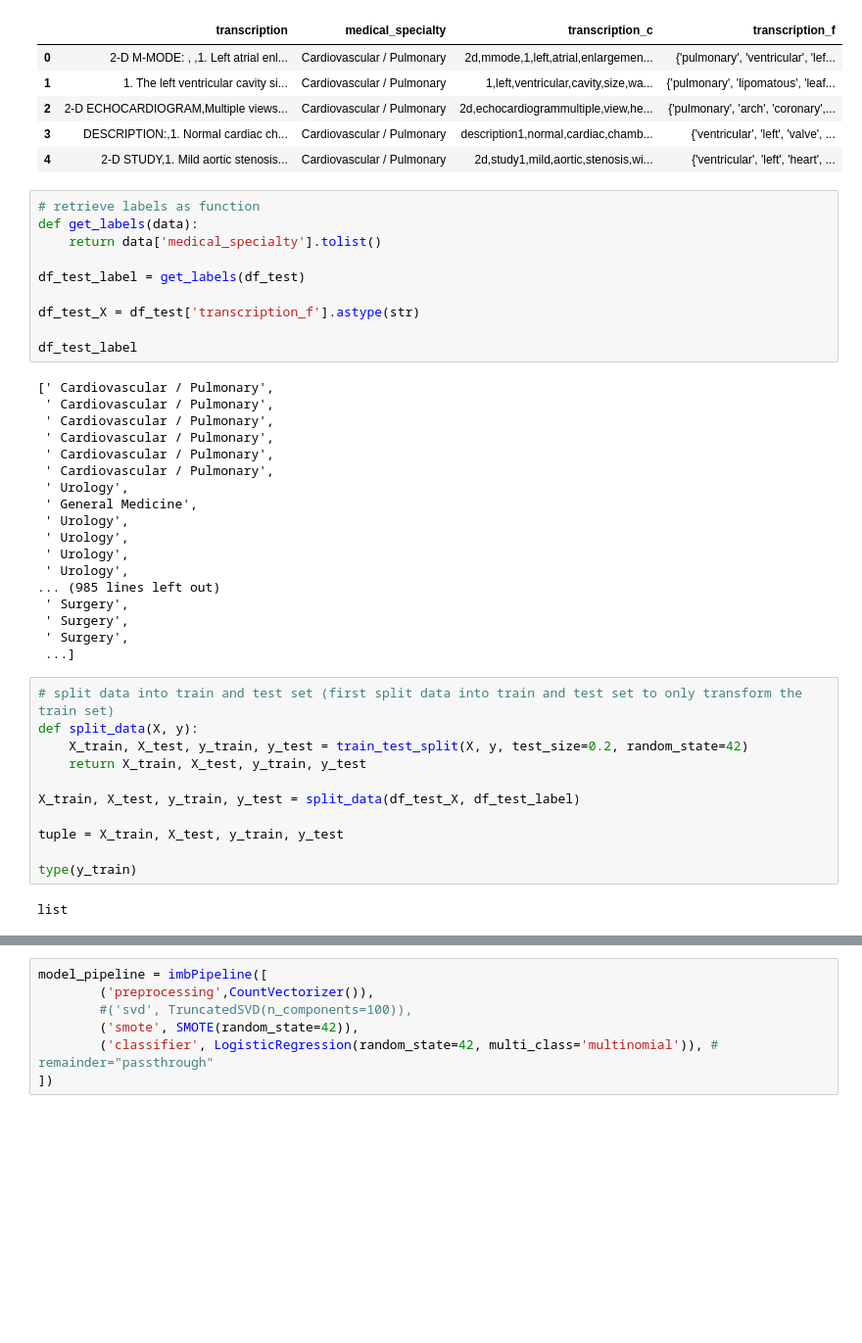
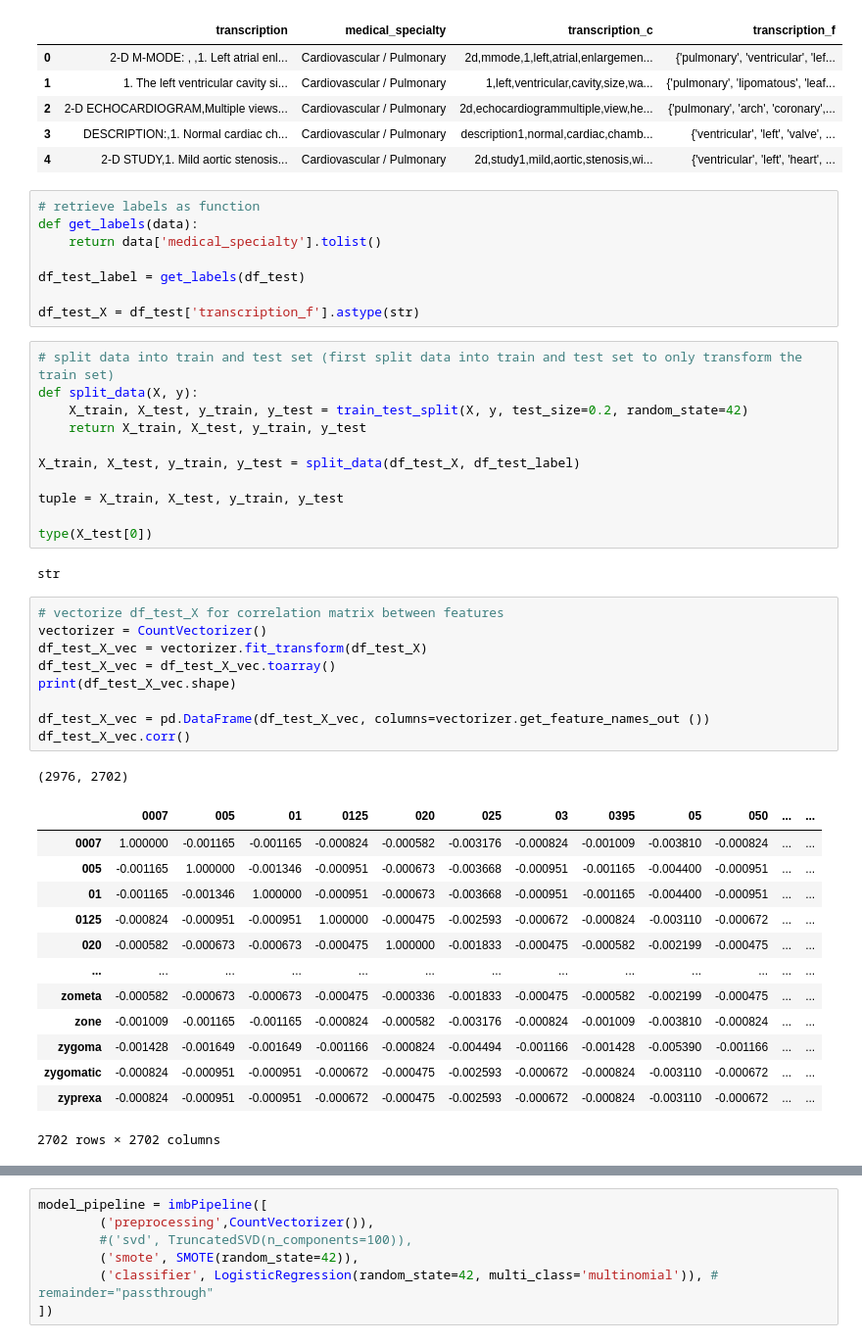
Before and after one commit to Tara-Sophia/NLP_Masterthesis, a Jupyter notebook: notebooks/04-hp-lr-pipeline-lime.ipynb, the cells around one changed output, grey strips where cells are left out. Shown at 98% size. Cells and saved outputs as stored; diff of their text form; blank space fills up the shorter version.

```diff
--- a/notebooks/04-hp-lr-pipeline-lime.ipynb
+++ b/notebooks/04-hp-lr-pipeline-lime.ipynb
@@ -53,26 +53,6 @@ def get_labels(data):
 df_test_label = get_labels(df_test)
 
 df_test_X = df_test['transcription_f'].astype(str)
-
-df_test_label
-# %% [output]
-[' Cardiovascular / Pulmonary',
- ' Cardiovascular / Pulmonary',
- ' Cardiovascular / Pulmonary',
- ' Cardiovascular / Pulmonary',
- ' Cardiovascular / Pulmonary',
- ' Cardiovascular / Pulmonary',
- ' Urology',
- ' General Medicine',
- ' Urology',
- ' Urology',
- ' Urology',
- ' Urology',
-... (985 lines left out)
- ' Surgery',
- ' Surgery',
- ' Surgery',
- ...]
 # %%
 # split data into train and test set (first split data into train and test set to only transform the train set)
 def split_data(X, y):
@@ -83,6 +63,30 @@ X_train, X_test, y_train, y_test = split_data(df_test_X, df_test_label)
 
 tuple = X_train, X_test, y_train, y_test
 
-type(y_train)
+type(X_test[0])
 # %% [output]
-list
+str
+# %%
+# vectorize df_test_X for correlation matrix between features
+vectorizer = CountVectorizer()
+df_test_X_vec = vectorizer.fit_transform(df_test_X)
+df_test_X_vec = df_test_X_vec.toarray()
+print(df_test_X_vec.shape)
+
+df_test_X_vec = pd.DataFrame(df_test_X_vec, columns=vectorizer.get_feature_names_out ())
+df_test_X_vec.corr()
+# %% [output]
+(2976, 2702)
+|  | 0007 | 005 | 01 | 0125 | 020 | 025 | 03 | 0395 | 05 | 050 | ... | ... |
+| 0007 | 1.000000 | -0.001165 | -0.001165 | -0.000824 | -0.000582 | -0.003176 | -0.000824 | -0.001009 | -0.003810 | -0.000824 | ... | ... |
+| 005 | -0.001165 | 1.000000 | -0.001346 | -0.000951 | -0.000673 | -0.003668 | -0.000951 | -0.001165 | -0.004400 | -0.000951 | ... | ... |
+| 01 | -0.001165 | -0.001346 | 1.000000 | -0.000951 | -0.000673 | -0.003668 | -0.000951 | -0.001165 | -0.004400 | -0.000951 | ... | ... |
+| 0125 | -0.000824 | -0.000951 | -0.000951 | 1.000000 | -0.000475 | -0.002593 | -0.000672 | -0.000824 | -0.003110 | -0.000672 | ... | ... |
+| 020 | -0.000582 | -0.000673 | -0.000673 | -0.000475 | 1.000000 | -0.001833 | -0.000475 | -0.000582 | -0.002199 | -0.000475 | ... | ... |
+| ... | ... | ... | ... | ... | ... | ... | ... | ... | ... | ... | ... | ... |
+| zometa | -0.000582 | -0.000673 | -0.000673 | -0.000475 | -0.000336 | -0.001833 | -0.000475 | -0.000582 | -0.002199 | -0.000475 | ... | ... |
+| zone | -0.001009 | -0.001165 | -0.001165 | -0.000824 | -0.000582 | -0.003176 | -0.000824 | -0.001009 | -0.003810 | -0.000824 | ... | ... |
+| zygoma | -0.001428 | -0.001649 | -0.001649 | -0.001166 | -0.000824 | -0.004494 | -0.001166 | -0.001428 | -0.005390 | -0.001166 | ... | ... |
+| zygomatic | -0.000824 | -0.000951 | -0.000951 | -0.000672 | -0.000475 | -0.002593 | -0.000672 | -0.000824 | -0.003110 | -0.000672 | ... | ... |
+| zyprexa | -0.000824 | -0.000951 | -0.000951 | -0.000672 | -0.000475 | -0.002593 | -0.000672 | -0.000824 | -0.003110 | -0.000672 | ... | ... |
+2702 rows × 2702 columns
```
Also changed, not shown: parts of 4 cells of this notebook, 3 other files.
